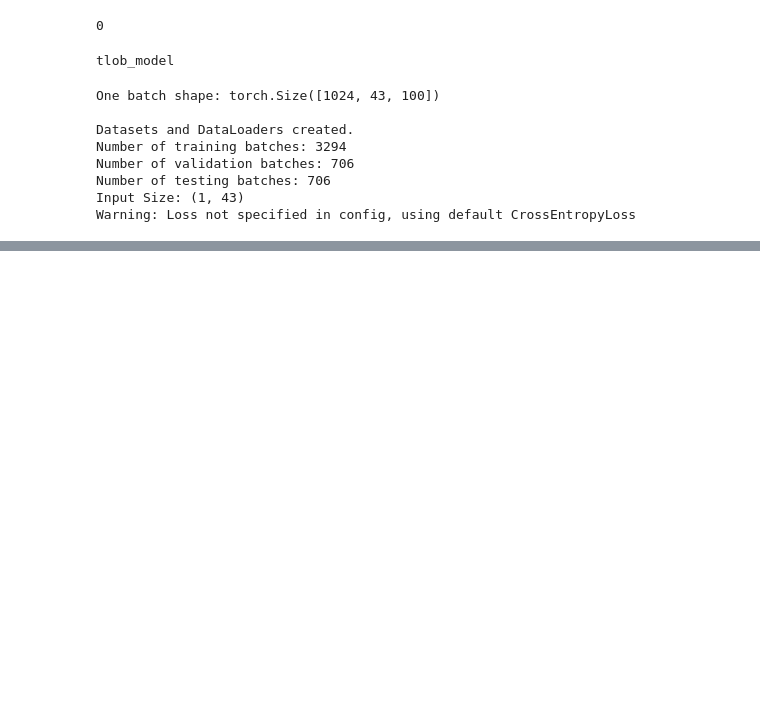
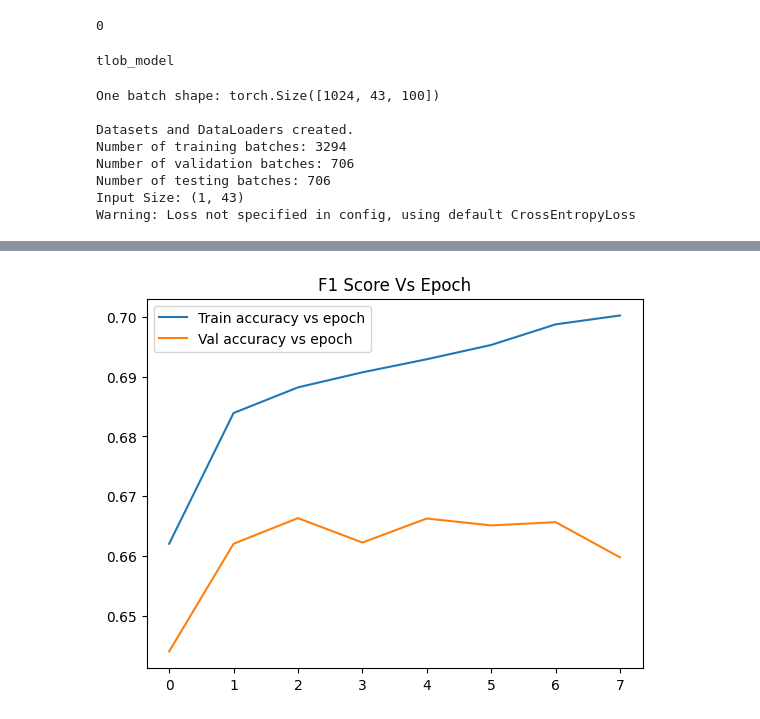
Before and after one commit to Dylan-Parker/crytpo_DLOB, a Jupyter notebook: notebooks/tlob_model.ipynb, the cells around one changed output, grey strips where cells are left out. Saved outputs shown, nothing was run; the diff lists cells and outputs as text; code cells hidden in the pictures; blank space fills up the shorter version.

```diff
--- a/notebooks/tlob_model.ipynb
+++ b/notebooks/tlob_model.ipynb
@@ -272,0 +303,8 @@ plt.show()
+# %%
+pd.Series((training_history['train_score'])).astype('float').plot(label="Train accuracy vs epoch")
+pd.Series((training_history['val_score'])).astype('float').plot(label="Val accuracy vs epoch")
+plt.title("F1 Score Vs Epoch")
+plt.legend()
+plt.show()
+# %% [output]
+[figure, added]
```
Also changed, not shown: parts of 5 cells of this notebook, 3 other files.
